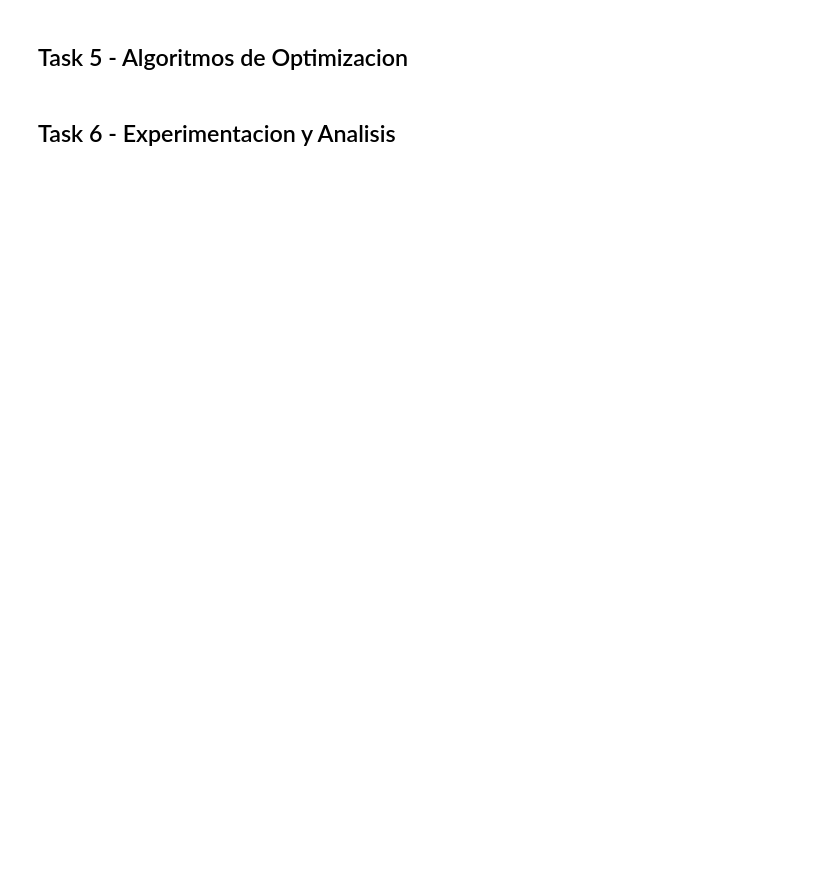
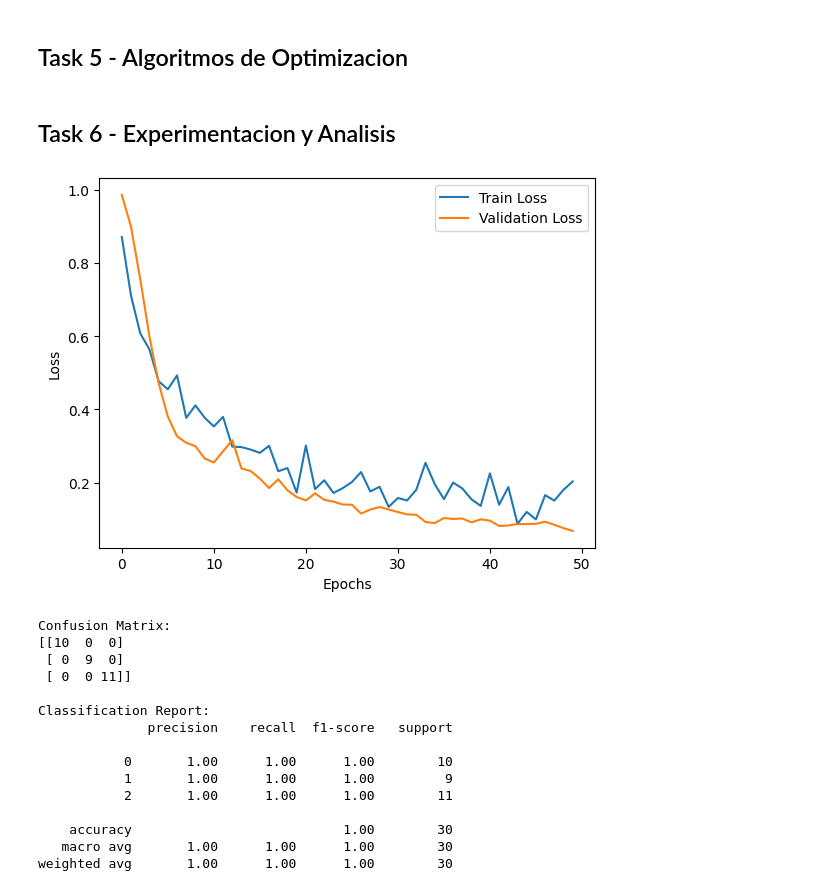
Before and after one commit to mariaRam2003/HDT2-DeepLearning, a Jupyter notebook: Ejercicio1.ipynb, the cells around one changed output. Drawn from its saved outputs; the diff is of its cells as text; code cells hidden in the pictures; blank space fills up the shorter version.

```diff
--- a/Ejercicio1.ipynb
+++ b/Ejercicio1.ipynb
@@ -52,22 +59,2 @@ val_loader = DataLoader(val_dataset, batch_size=16)
 # %% [markdown]
 ## Task 2 - Arquitectura modelo
-# %%
-class FeedforwardNN(nn.Module):
-    def __init__(self, input_size, hidden_size, output_size):
-        super(FeedforwardNN, self).__init__()
-        self.fc1 = nn.Linear(input_size, hidden_size)
-        self.fc2 = nn.Linear(hidden_size, hidden_size)
-        self.fc3 = nn.Linear(hidden_size, output_size)
-
-    def forward(self, x):
-        x = F.relu(self.fc1(x))
-        x = F.relu(self.fc2(x))
-        x = self.fc3(x)
-        return x
-
-# Definir parámetros del modelo
-input_size = 4  # Número de características en el dataset de Iris
-hidden_size = 16 # Número de neuronas en la capa oculta
-output_size = 3  # Tres clases en el dataset de Iris
-
-model = FeedforwardNN(input_size, hidden_size, output_size)
@@ -133,2 +206,48 @@ optimizers = {
 # %% [markdown]
 ## Task 6 - Experimentacion y Analisis
+# %%
+def plot_losses(train_losses, val_losses):
+    plt.plot(train_losses, label='Train Loss')
+    plt.plot(val_losses, label='Validation Loss')
+    plt.xlabel('Epochs')
+    plt.ylabel('Loss')
+    plt.legend()
+    plt.show()
+
+def evaluate_model(model, test_loader):
+    model.eval()
+    y_true = []
+    y_pred = []
+    with torch.no_grad():
+        for X_batch, y_batch in test_loader:
+            output = model(X_batch)
+            _, predicted = torch.max(output, 1)
+            y_true.extend(y_batch.numpy())
+            y_pred.extend(predicted.numpy())
+    print("Confusion Matrix:")
+    print(confusion_matrix(y_true, y_pred))
+    print("\nClassification Report:")
+    print(classification_report(y_true, y_pred))
+
+# Graficar las pérdidas
+plot_losses(train_losses, val_losses)
+
+# Evaluar el modelo en conjunto de validación
+evaluate_model(model, val_loader)
+# %% [output]
+[figure, added]
+Confusion Matrix:
+[[10  0  0]
+ [ 0  9  0]
+ [ 0  0 11]]
+
+Classification Report:
+              precision    recall  f1-score   support
+
+           0       1.00      1.00      1.00        10
+           1       1.00      1.00      1.00         9
+           2       1.00      1.00      1.00        11
+
+    accuracy                           1.00        30
+   macro avg       1.00      1.00      1.00        30
+weighted avg       1.00      1.00      1.00        30
```
Also changed, not shown: parts of 9 cells of this notebook.
